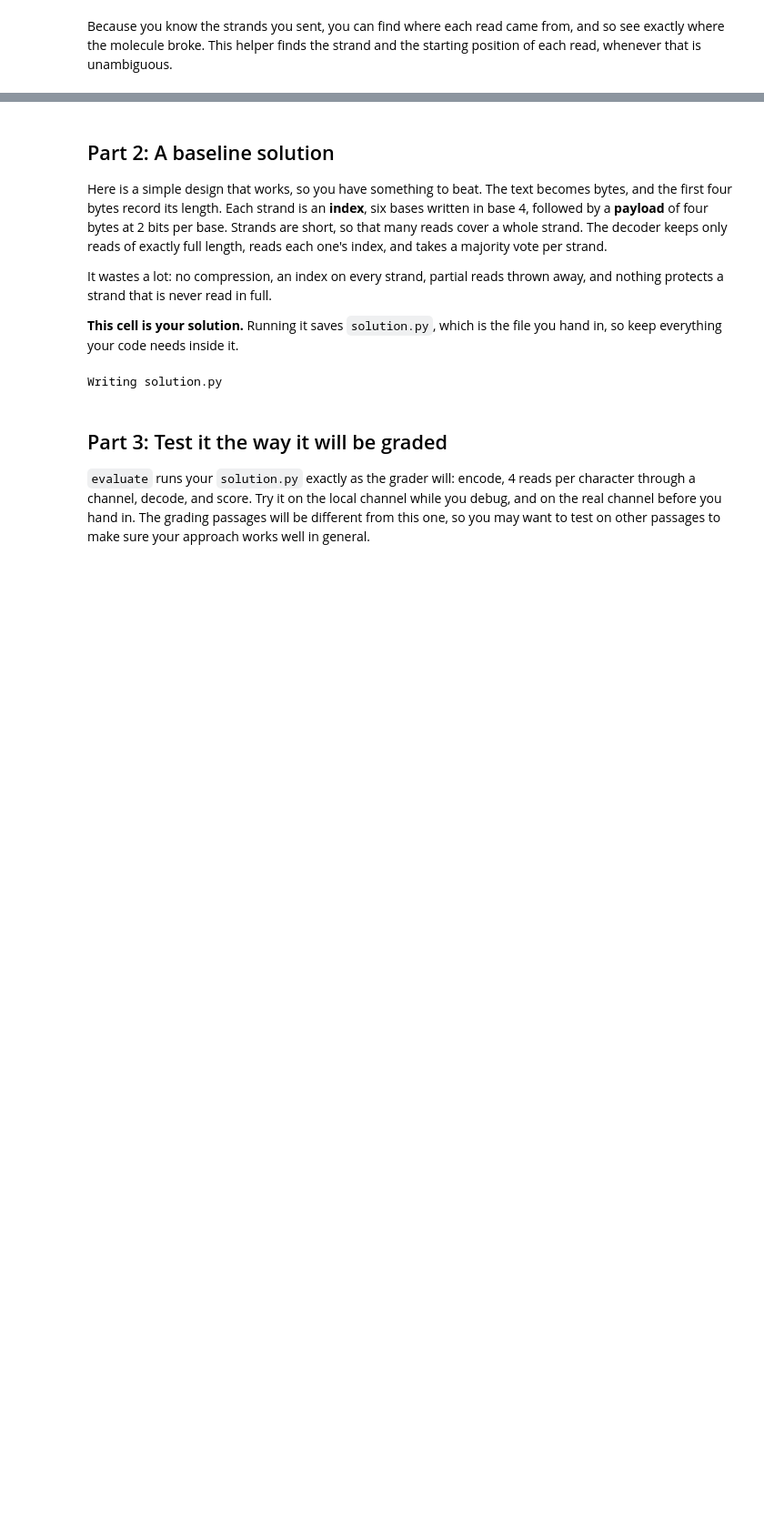
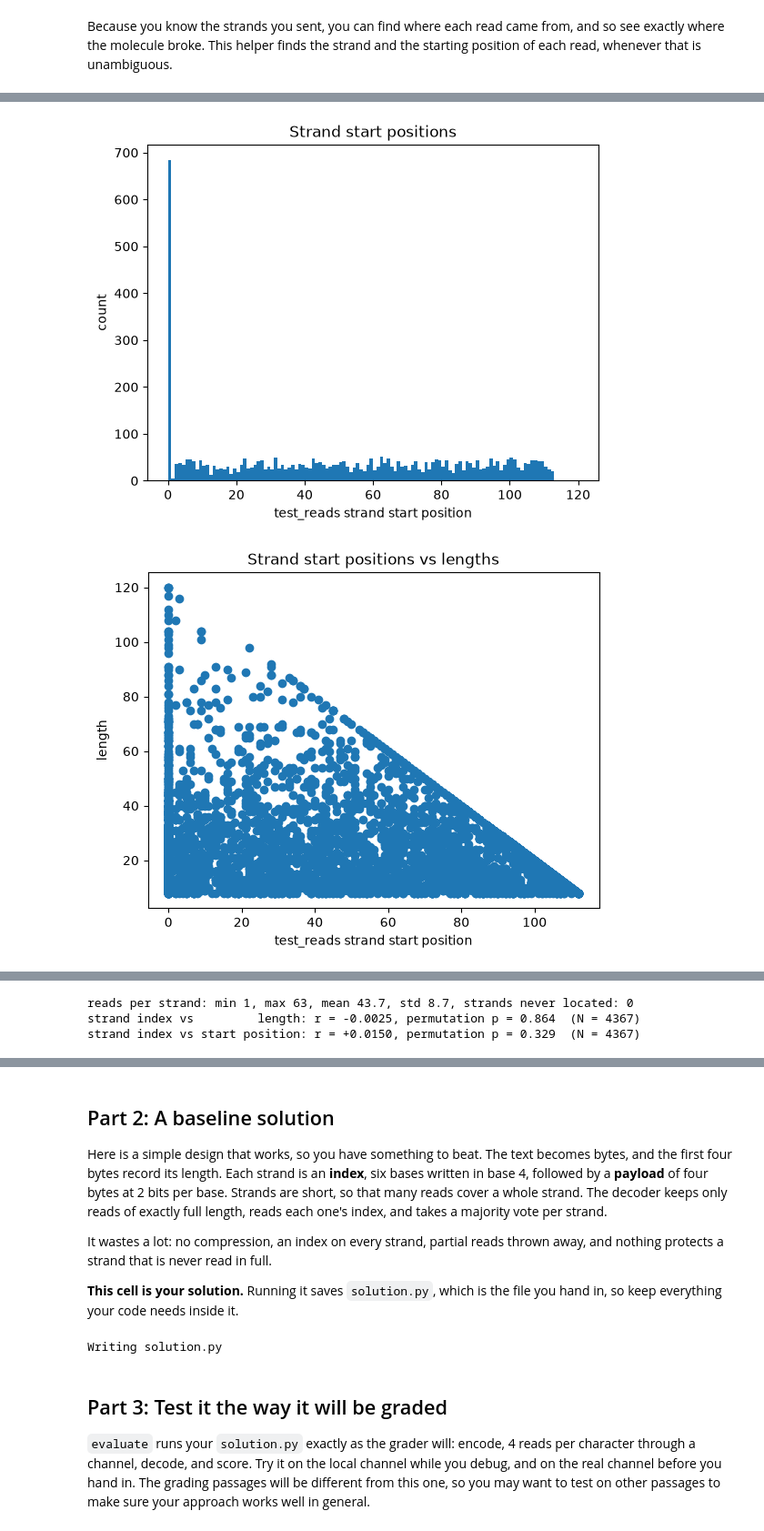
Before and after one commit to helin-wang1203/ENGS27-Final-Project, a Jupyter notebook: ENG_27_Project_Starter.ipynb, the cells around one changed output, grey strips where cells are left out. Shown at 91% size. Drawn from its saved outputs; the diff is of its cells as text; code cells hidden in the pictures; blank space fills up the shorter version.

```diff
--- a/ENG_27_Project_Starter.ipynb
+++ b/ENG_27_Project_Starter.ipynb
@@ -127,0 +144,53 @@ the first read is strand 17, bases 65 to 112
+# %%
+# located: (strand index, start, length)
+located_arr = np.array(located)          # list of (strand, start, length) tuples -> array of shape (N, 3)
+
+# histogram of strand start positions
+plt.hist(located_arr[:, 1], bins=range(0, 121))   # one bar per start position, 0..120
+plt.xlabel("test_reads strand start position"); plt.ylabel("count"); plt.title("Strand start positions")
+plt.show()
+
+# scatter plot of strand start positions vs lengths
+plt.scatter(located_arr[:, 1], located_arr[:, 2])
+plt.xlabel("test_reads strand start position"); plt.ylabel("length"); plt.title("Strand start positions vs lengths")
+plt.show()
+
+# scatter plot of strand index vs lengths
+plt.scatter(located_arr[:, 0], located_arr[:, 2])
+plt.xlabel("test_reads strand index"); plt.ylabel("length"); plt.title("Strand index vs lengths")
+plt.show()
+
+# scatter plot of strand index vs start positions
+plt.scatter(located_arr[:, 0], located_arr[:, 1])
+plt.xlabel("test_reads strand index"); plt.ylabel("start position"); plt.title("Strand index vs start positions")
+plt.show()
+
+# histogram of strand index: how often each strand was picked (selection, not breakage)
+n_strands = len(test_strands)
+counts = np.bincount(located_arr[:, 0], minlength=n_strands)
+expected = len(located_arr) / n_strands      # if every strand were picked equally often
+plt.hist(located_arr[:, 0], bins=range(0, n_strands + 1))   # one bar per strand
+plt.axhline(expected, color="red", linestyle="--", label=f"uniform: {expected:.1f}")
+plt.xlabel("test_reads strand index"); plt.ylabel("located reads"); plt.title("Reads per strand")
+plt.legend(); plt.show()
+print(f"reads per strand: min {counts.min()}, max {counts.max()}, mean {counts.mean():.1f}, "
+      f"std {counts.std():.1f}, strands never located: {(counts == 0).sum()}")
+
+# correlation analysis for the two strand-index scatter plots
+# Covariance and "uncorrelated" are from Notes §2.5.2 Covariance and Sums (p. 39).
+# NOT FROM THE LECTURE NOTES: the correlation coefficient r = Cov(X,Y) / (sd(X) sd(Y)) and the
+# permutation (shuffle) p-value below are general statistics. r only detects a *linear* trend, and
+# strand index is just a label, so r ≈ 0 is consistent with independence but doesn't prove it (§2.5.2).
+def corr_with_perm_test(x, y, n_perm=10_000, seed=0):
+    """Pearson r, plus the fraction of shuffles of y whose |r| is at least as large as the observed one."""
+    r = np.corrcoef(x, y)[0, 1]
+    prng = np.random.default_rng(seed)
+    null = np.array([np.corrcoef(x, prng.permutation(y))[0, 1] for _ in range(n_perm)])
+    return r, np.mean(np.abs(null) >= abs(r))
+
+for name, col in [("length", 2), ("start position", 1)]:
+    r, p = corr_with_perm_test(located_arr[:, 0], located_arr[:, col])
+    print(f"strand index vs {name:>14}: r = {r:+.4f}, permutation p = {p:.3f}  (N = {len(located_arr)})")
+# %% [output]
+[figure, added]
+[figure, added]
@@ -127,0 +200,3 @@ the first read is strand 17, bases 65 to 112
+reads per strand: min 1, max 63, mean 43.7, std 8.7, strands never located: 0
+strand index vs         length: r = -0.0025, permutation p = 0.864  (N = 4367)
+strand index vs start position: r = +0.0150, permutation p = 0.329  (N = 4367)
```
Also changed, not shown: parts of 16 cells of this notebook, 13 other files.
